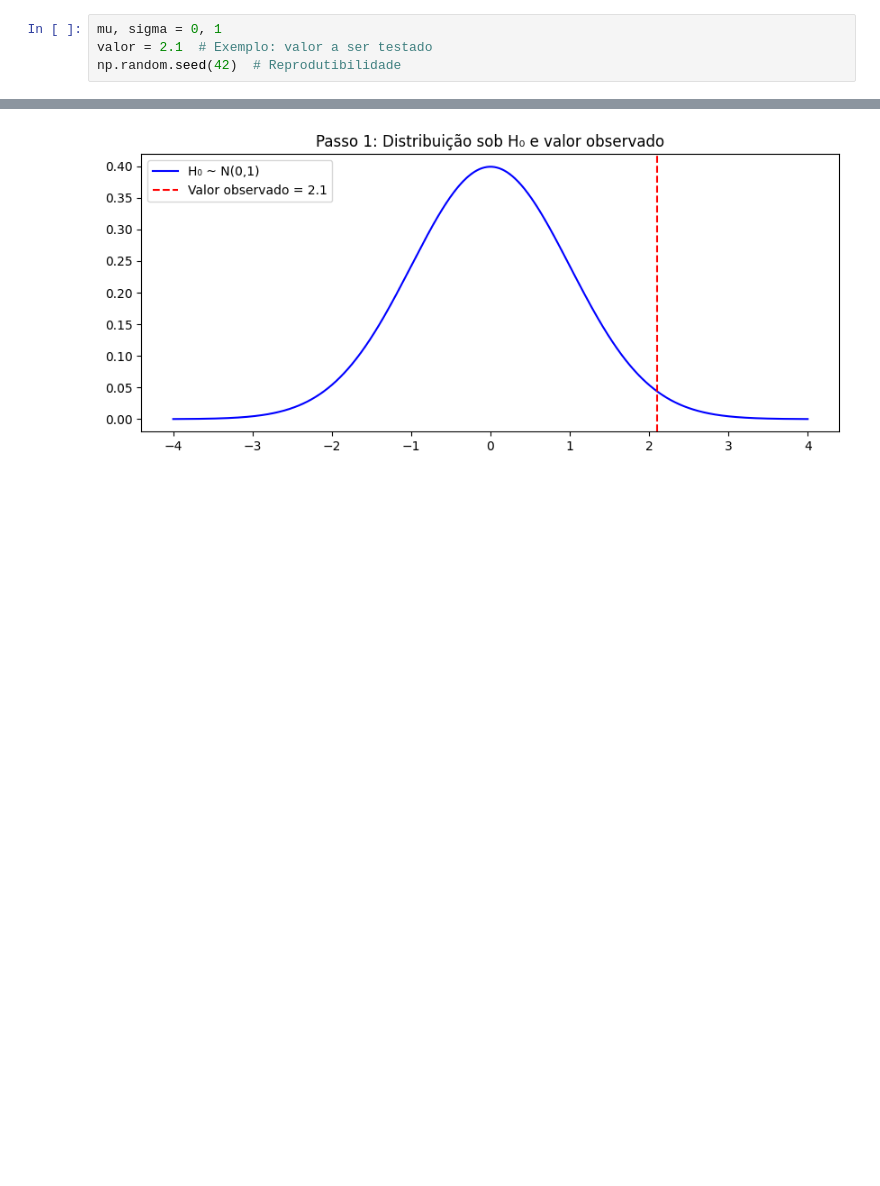
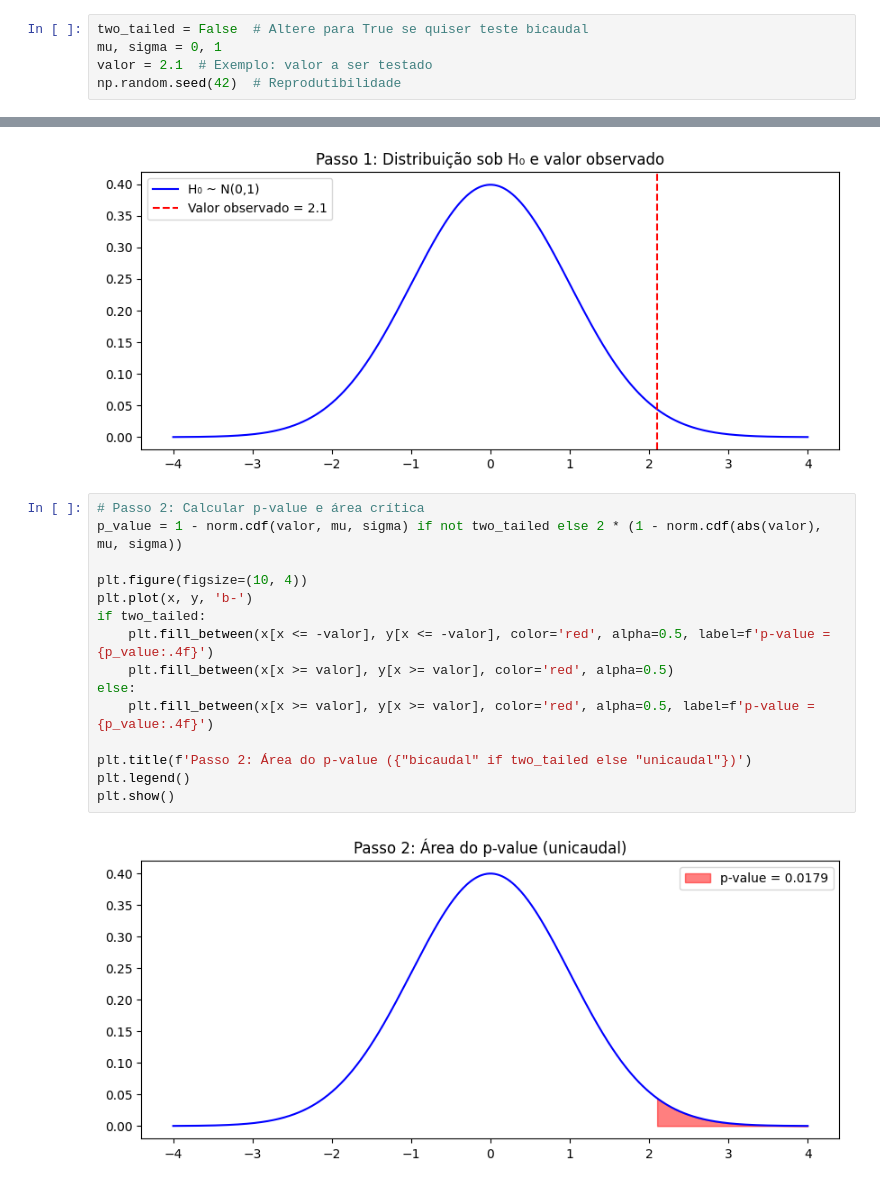
Before and after one commit to MatheuseduPinheiro/sampling-distributions-tlc-pvalue, a Jupyter notebook: index.ipynb, the cells around one changed output, grey strips where cells are left out. Drawn from its saved outputs; the diff is of its cells as text; blank space fills up the shorter version.

Commit message:
feat(p-value): implementação da visualização da área crítica e cálculo

```diff
--- a/index.ipynb
+++ b/index.ipynb
@@ -178,6 +178,7 @@ plot_tlc_gamma(30)  # Exemplo para n=30
 # %% [markdown]
 #### Parâmetros da distribuição (H₀: N(0,1))
 # %%
+two_tailed = False  # Altere para True se quiser teste bicaudal
 mu, sigma = 0, 1
 valor = 2.1  # Exemplo: valor a ser testado
 np.random.seed(42)  # Reprodutibilidade
@@ -194,3 +195,20 @@ plt.legend()
 plt.show()
 # %% [output]
 [figure]
+# %%
+# Passo 2: Calcular p-value e área crítica
+p_value = 1 - norm.cdf(valor, mu, sigma) if not two_tailed else 2 * (1 - norm.cdf(abs(valor), mu, sigma))
+
+plt.figure(figsize=(10, 4))
+plt.plot(x, y, 'b-')
+if two_tailed:
+    plt.fill_between(x[x <= -valor], y[x <= -valor], color='red', alpha=0.5, label=f'p-value = {p_value:.4f}')
+    plt.fill_between(x[x >= valor], y[x >= valor], color='red', alpha=0.5)
+else:
+    plt.fill_between(x[x >= valor], y[x >= valor], color='red', alpha=0.5, label=f'p-value = {p_value:.4f}')
+
+plt.title(f'Passo 2: Área do p-value ({"bicaudal" if two_tailed else "unicaudal"})')
+plt.legend()
+plt.show()
+# %% [output]
+[figure, added]
```
